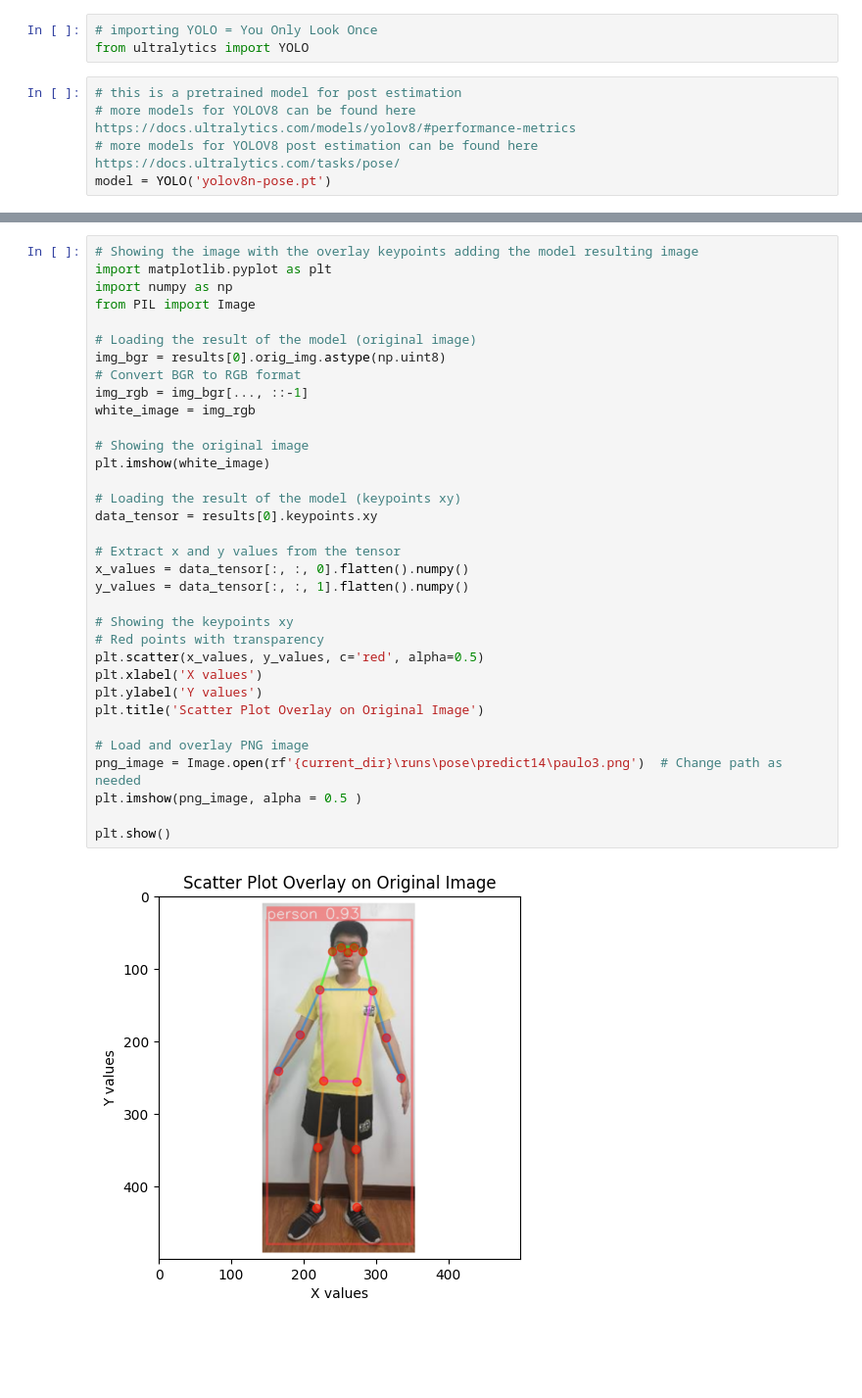
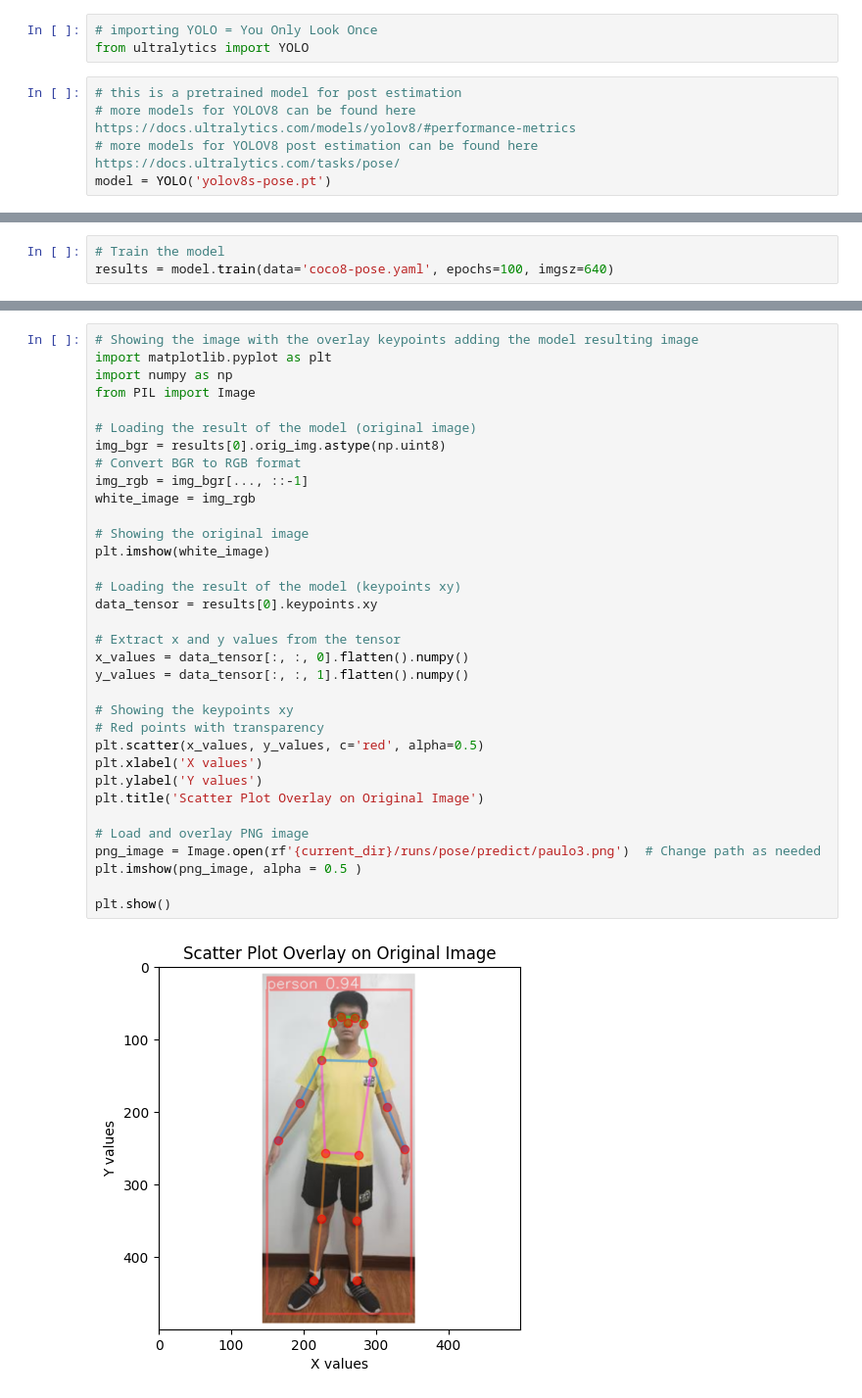
Before and after one commit to Abyza/Exercise_Posture_Suggestion_System, a Jupyter notebook: Creation_of_Models/Model_2_Pose_Estimation_YOLOv8.ipynb, the cells around one changed output, grey strips where cells are left out. Shown at 98% size. Drawn from its saved outputs; the diff is of its cells as text; blank space fills up the shorter version.

```diff
--- a/Creation_of_Models/Model_2_Pose_Estimation_YOLOv8.ipynb
+++ b/Creation_of_Models/Model_2_Pose_Estimation_YOLOv8.ipynb
@@ -27,4 +47,4 @@ from ultralytics import YOLO
 # this is a pretrained model for post estimation
 # more models for YOLOV8 can be found here https://docs.ultralytics.com/models/yolov8/#performance-metrics
 # more models for YOLOV8 post estimation can be found here https://docs.ultralytics.com/tasks/pose/
-model = YOLO('yolov8n-pose.pt')
+model = YOLO('yolov8s-pose.pt')
@@ -53,3 +75,6 @@ YOLO(
     )
   )
 )
+# %%
+# Train the model
+results = model.train(data='coco8-pose.yaml', epochs=100, imgsz=640)
@@ -144,32 +222,32 @@ import numpy as np
 from PIL import Image
 
 # Loading the result of the model (original image)
 img_bgr = results[0].orig_img.astype(np.uint8)
 # Convert BGR to RGB format
 img_rgb = img_bgr[..., ::-1]
 white_image = img_rgb
 
 # Showing the original image
 plt.imshow(white_image)
 
 # Loading the result of the model (keypoints xy)
 data_tensor = results[0].keypoints.xy
 
 # Extract x and y values from the tensor
 x_values = data_tensor[:, :, 0].flatten().numpy()
 y_values = data_tensor[:, :, 1].flatten().numpy()
 
 # Showing the keypoints xy
 # Red points with transparency
 plt.scatter(x_values, y_values, c='red', alpha=0.5)
 plt.xlabel('X values')
 plt.ylabel('Y values')
 plt.title('Scatter Plot Overlay on Original Image')
 
 # Load and overlay PNG image
-png_image = Image.open(rf'{current_dir}\runs\pose\predict14\paulo3.png')  # Change path as needed
+png_image = Image.open(rf'{current_dir}/runs/pose/predict/paulo3.png')  # Change path as needed
 plt.imshow(png_image, alpha = 0.5 )
 
 plt.show()
 # %% [output]
-[figure, old version]
+[figure, new version]
```
Also changed, not shown: parts of 28 cells of this notebook, 2 other files.
